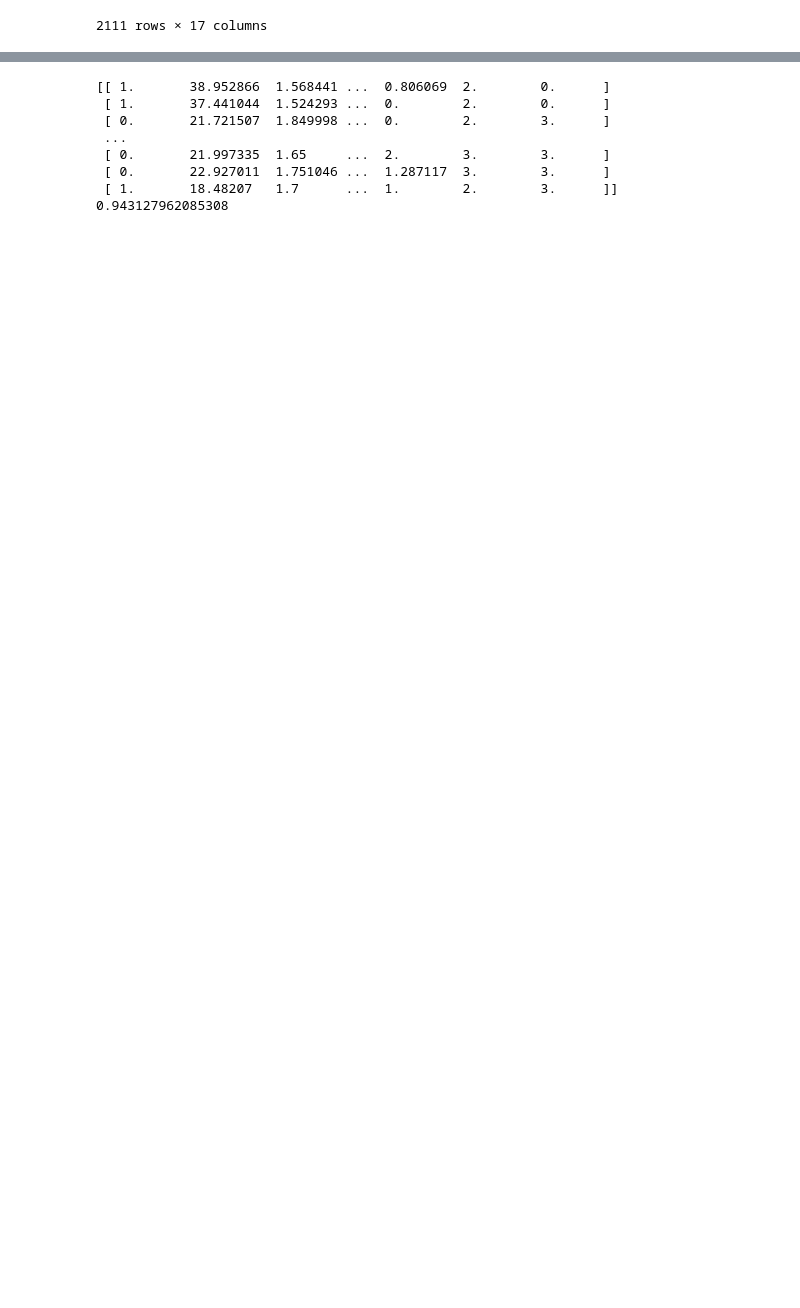
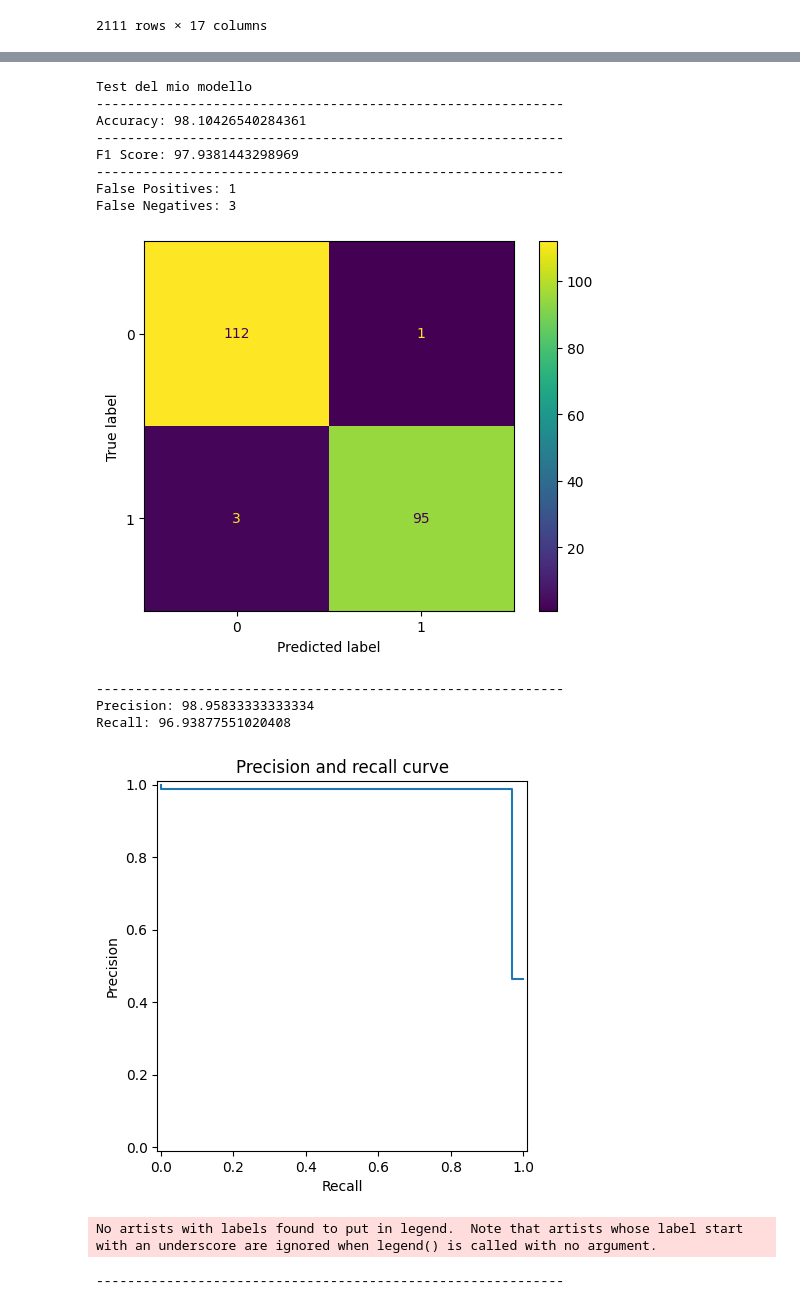
Before and after one commit to FedeSanta777/AIFundamentals, a Jupyter notebook: Copia_di_Homework_Fondamenti_di_IA_AA_2023_24.ipynb, the cells around one changed output, grey strips where cells are left out. Saved outputs shown, nothing was run; the diff lists cells and outputs as text; code cells hidden in the pictures; blank space fills up the shorter version.

```diff
--- a/Copia_di_Homework_Fondamenti_di_IA_AA_2023_24.ipynb
+++ b/Copia_di_Homework_Fondamenti_di_IA_AA_2023_24.ipynb
@@ -878,7 +901,6 @@ def inferisci(x, dataset, k, y):
     count1 = 0
     y = y[indici]
     for i in range(k):
-        # print(y[i])
         if(y[i]==0):
             count0 += 1
         else:
@@ -917,8 +939,6 @@ x_training_knn = x_training_knn.to_numpy()
 x_training_knn = np.delete(x_training_knn, 0, axis=0)
 y_training_knn = y_training_knn.to_numpy()
 y_training_knn = np.delete(y_training_knn, 0, axis=0)
-
-print(x_training_knn)
 
 
 # Preparazione dataset di test
@@ -937,42 +957,56 @@ y_test_knn = dataset_test_knn.NObeyesdad
 x_test_knn = dataset_test_knn.drop(['NObeyesdad'],axis=1)
 x_test_knn = np.delete(x_test_knn, 0, axis=0)
 y_test_knn = np.delete(y_test_knn, 0, axis=0)
 
 
 # normalizzazione del dataset di training per migliorare le predizioni
 for row in x_training_knn:
     for i in range(len(mean)):
         row[i] = row[i] - mean[i]
         row[i] = row[i] / std[i]
 
 
 y_pred = []
 
 # Normalizzazione del dataset di test
 for row in x_test_knn:
     # print(row,mean)
     for i in range(len(mean)):
         # print(row[i], mean[i])
         row[i] = row[i] - mean[i]
         row[i] = row[i] / std[i]
 
 # Inferenza per ogni riga del dataset di test
 for row in x_test_knn:
     y_pred.append(inferisci(row,x_training_knn,3,y_training_knn))
 
-
-y_pred = np.array(y_pred)
+y_pred_knn = y_pred = np.array(y_pred)
 
 
-accuracy = accuracy_score(y_test_knn, y_pred)
+print("Test del mio modello")
+test_classification(y_test_knn, y_pred)
 
-print(accuracy)
+# training con sklearn
+from sklearn.neighbors import KNeighborsClassifier
+model = KNeighborsClassifier(n_neighbors=3)
+model.fit(x_training_knn, y_training_knn)
+y_pred = model.predict(x_test_knn)
+
+print("Test del modello di sklearn")
+test_classification(y_test_knn, y_pred)
 # %% [output]
-[[ 1.       38.952866  1.568441 ...  0.806069  2.        0.      ]
- [ 1.       37.441044  1.524293 ...  0.        2.        0.      ]
- [ 0.       21.721507  1.849998 ...  0.        2.        3.      ]
- ...
- [ 0.       21.997335  1.65     ...  2.        3.        3.      ]
- [ 0.       22.927011  1.751046 ...  1.287117  3.        3.      ]
- [ 1.       18.48207   1.7      ...  1.        2.        3.      ]]
-0.943127962085308
+Test del mio modello
+------------------------------------------------------------
+Accuracy: 98.10426540284361
+------------------------------------------------------------
+F1 Score: 97.9381443298969
+------------------------------------------------------------
+False Positives: 1
+False Negatives: 3
+[figure, added]
+------------------------------------------------------------
+Precision: 98.95833333333334
+Recall: 96.93877551020408
+[figure, added]
+No artists with labels found to put in legend.  Note that artists whose label start with an underscore are ignored when legend() is called with no argument.
+------------------------------------------------------------
```
Also changed, not shown: parts of 24 cells of this notebook.
